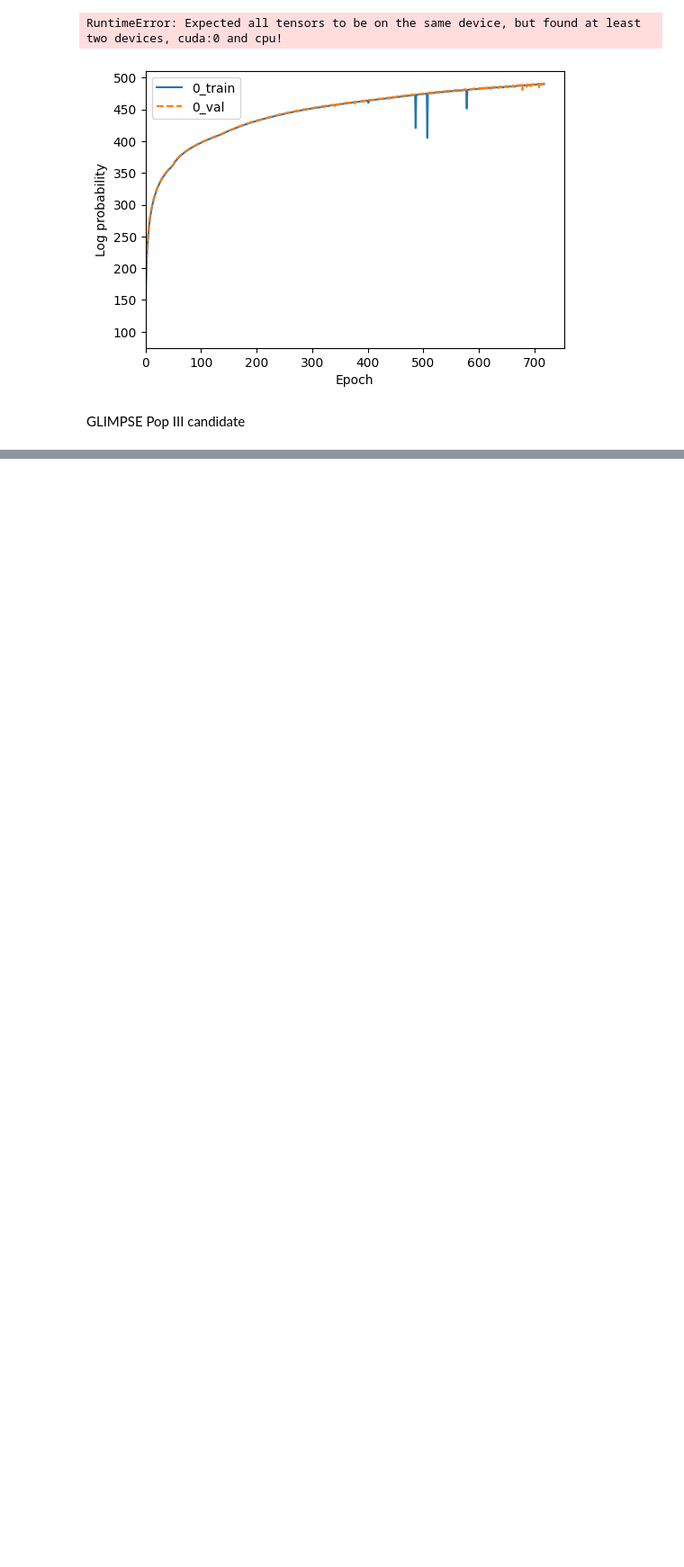
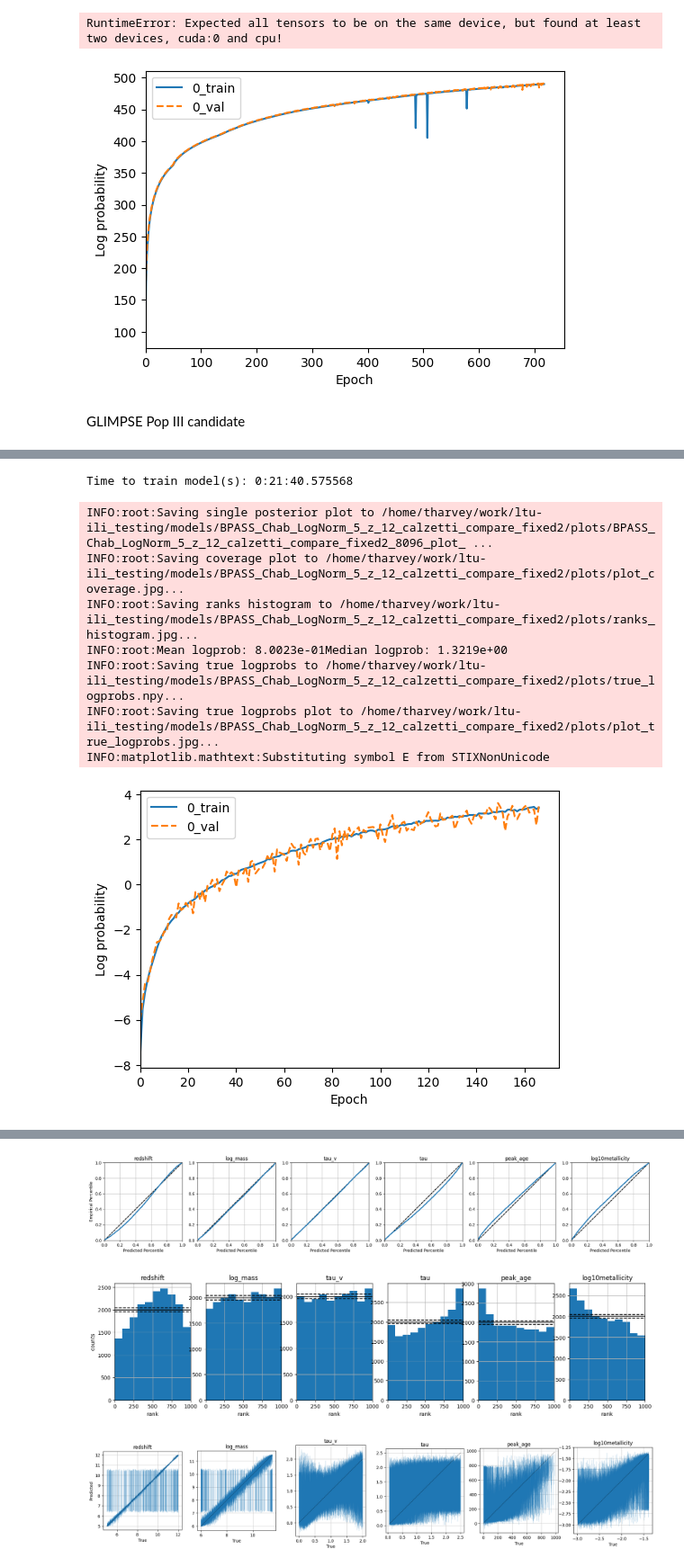
Before and after one commit to synthesizer-project/synference, a Jupyter notebook: scripts/sbi/model_comparison.ipynb, the cells around one changed output, grey strips where cells are left out. Shown at 90% size. Saved outputs shown, nothing was run; the diff lists cells and outputs as text; code cells hidden in the pictures; blank space fills up the shorter version.

```diff
--- a/scripts/sbi/model_comparison.ipynb
+++ b/scripts/sbi/model_comparison.ipynb
@@ -601,6 +583,10 @@ Traceback (most recent call last):
 RuntimeError: Expected all tensors to be on the same device, but found at least two devices, cuda:0 and cpu!
 RuntimeError: Expected all tensors to be on the same device, but found at least two devices, cuda:0 and cpu!
 [figure]
+# %%
+path = '/home/tharvey/work/ltu-ili_testing/models/BPASS_Chab_LogNorm_5_z_12_calzetti_compare_fixed2'
+
+nle1, nle1_stats, _,  = fitter_calzetti.load_model_from_pkl(path, set_self=True)
 # %% [markdown]
 GLIMPSE Pop III candidate
 # %%
@@ -609,0 +694,7 @@ errors = [0.52, 0.61, 0.62, 0.71, 0.74, 1.21, 0.67, 2.47]
+# %%
+print(fitter_calzetti.feature_names)
+train_idx, test_idx = fitter_calzetti.split_dataset(0.8, random_seed=42)
+
+npe1, npe1_stats = fitter_calzetti.run_single_sbi(engine='NPE', learning_rate=5e-4, set_self=False,  model_type='nsf', backend='lampe',
+                                         plot=True, name_append='_NPE')
+# %% [output]
@@ -609,0 +725,9 @@ errors = [0.52, 0.61, 0.62, 0.71, 0.74, 1.21, 0.67, 2.47]
+Time to train model(s): 0:21:40.575568
+INFO:root:Saving single posterior plot to /home/tharvey/work/ltu-ili_testing/models/BPASS_Chab_LogNorm_5_z_12_calzetti_compare_fixed2/plots/BPASS_Chab_LogNorm_5_z_12_calzetti_compare_fixed2_8096_plot_ ...
+INFO:root:Saving coverage plot to /home/tharvey/work/ltu-ili_testing/models/BPASS_Chab_LogNorm_5_z_12_calzetti_compare_fixed2/plots/plot_coverage.jpg...
+INFO:root:Saving ranks histogram to /home/tharvey/work/ltu-ili_testing/models/BPASS_Chab_LogNorm_5_z_12_calzetti_compare_fixed2/plots/ranks_histogram.jpg...
+INFO:root:Mean logprob: 8.0023e-01Median logprob: 1.3219e+00
+INFO:root:Saving true logprobs to /home/tharvey/work/ltu-ili_testing/models/BPASS_Chab_LogNorm_5_z_12_calzetti_compare_fixed2/plots/true_logprobs.npy...
+INFO:root:Saving true logprobs plot to /home/tharvey/work/ltu-ili_testing/models/BPASS_Chab_LogNorm_5_z_12_calzetti_compare_fixed2/plots/plot_true_logprobs.jpg...
+INFO:matplotlib.mathtext:Substituting symbol E from STIXNonUnicode
+[figure, added]
@@ -609,0 +735,3 @@ errors = [0.52, 0.61, 0.62, 0.71, 0.74, 1.21, 0.67, 2.47]
+[figure, added]
+[figure, added]
+[figure, added]
```
Also changed, not shown: parts of 9 cells of this notebook, 7 other files.
